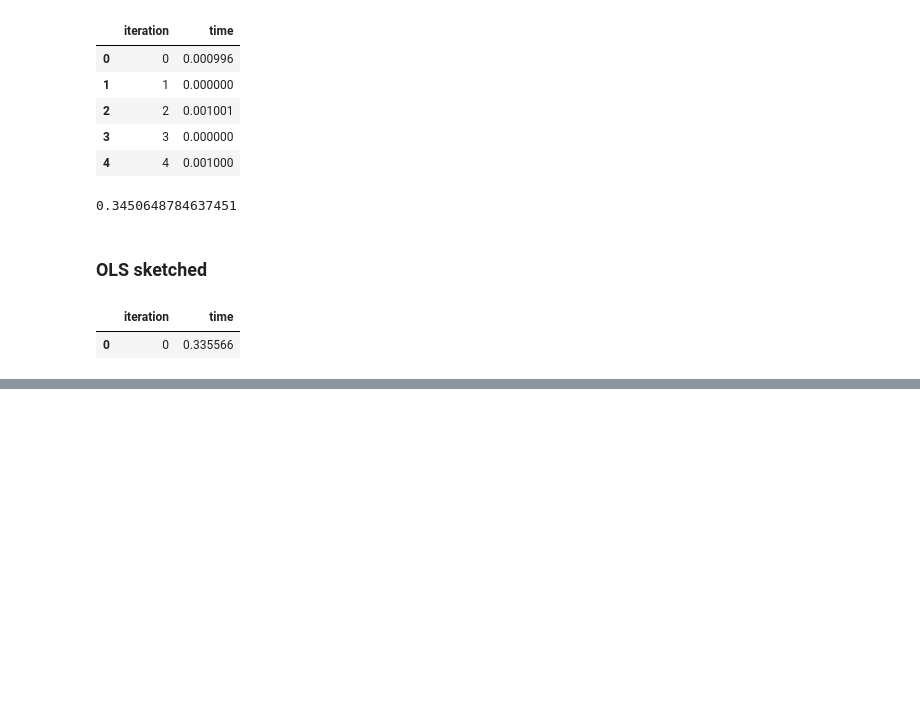
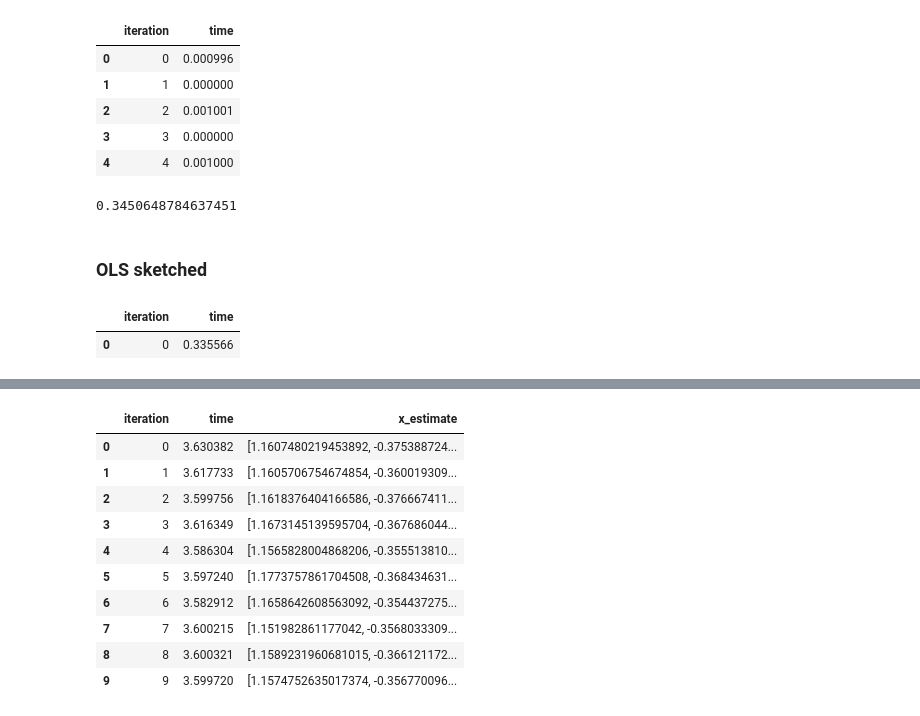
Before and after one commit to LakBoonJun1/DSA4288, a Jupyter notebook: Notebook/OLS.ipynb, the cells around one changed output, grey strips where cells are left out. Drawn from its saved outputs; the diff is of its cells as text; code cells hidden in the pictures; blank space fills up the shorter version.

```diff
--- a/Notebook/OLS.ipynb
+++ b/Notebook/OLS.ipynb
@@ -1122,0 +1176,31 @@ time_OLS_sketch_df.head()
+# %%
+m = 200
+non_zero_entries = 1
+# %%
+iterations = 10
+results = []
+
+for i in range(iterations):
+    start_time = time.time()
+    x_ols, _ = fast_least_squares_sgd_with_intercept_nosvd(X, y, non_zero_entries, m)
+    end_time = time.time()
+    iteration_time = end_time - start_time
+
+    results.append({'iteration': i, 'time': iteration_time, 'x_estimate' : x_ols})
+
+# Create a new DataFrame with the results
+time_OLS_sketch_df = pd.DataFrame(results)
+# %%
+time_OLS_sketch_df
+# %% [output]
+|  | iteration | time | x_estimate |
+| 0 | 0 | 3.630382 | [1.1607480219453892, -0.375388724... |
+| 1 | 1 | 3.617733 | [1.1605706754674854, -0.360019309... |
+| 2 | 2 | 3.599756 | [1.1618376404166586, -0.376667411... |
+| 3 | 3 | 3.616349 | [1.1673145139595704, -0.367686044... |
+| 4 | 4 | 3.586304 | [1.1565828004868206, -0.355513810... |
+| 5 | 5 | 3.597240 | [1.1773757861704508, -0.368434631... |
+| 6 | 6 | 3.582912 | [1.1658642608563092, -0.354437275... |
+| 7 | 7 | 3.600215 | [1.151982861177042, -0.3568033309... |
+| 8 | 8 | 3.600321 | [1.1589231960681015, -0.366121172... |
+| 9 | 9 | 3.599720 | [1.1574752635017374, -0.356770096... |
```
Also changed, not shown: parts of 10 cells of this notebook.
